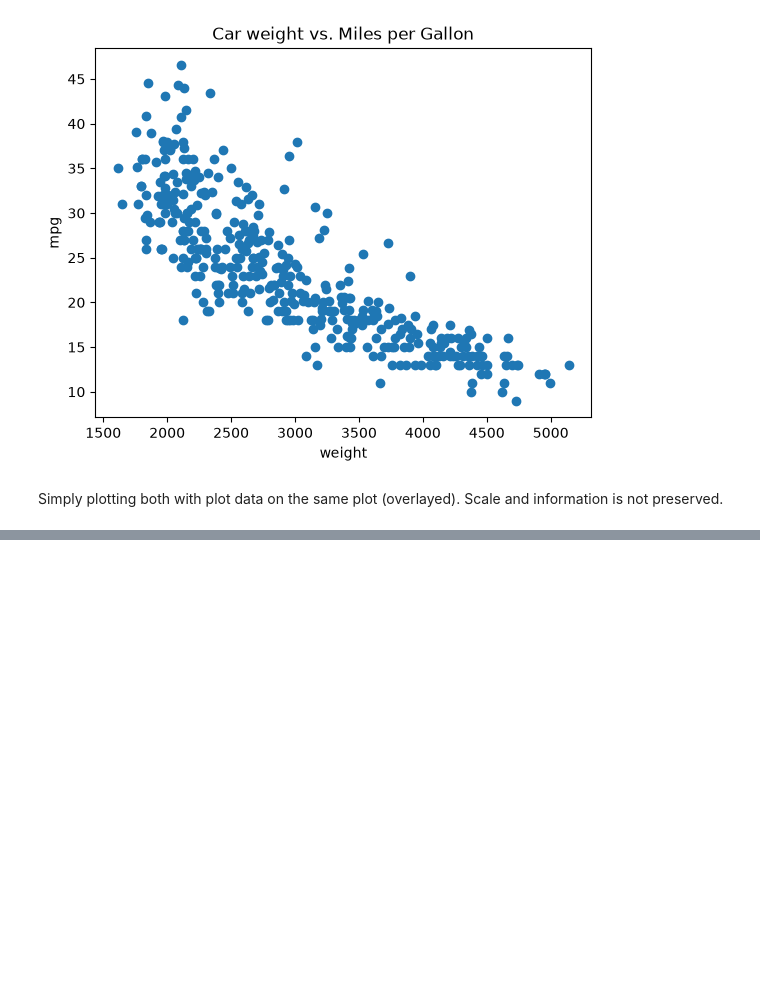
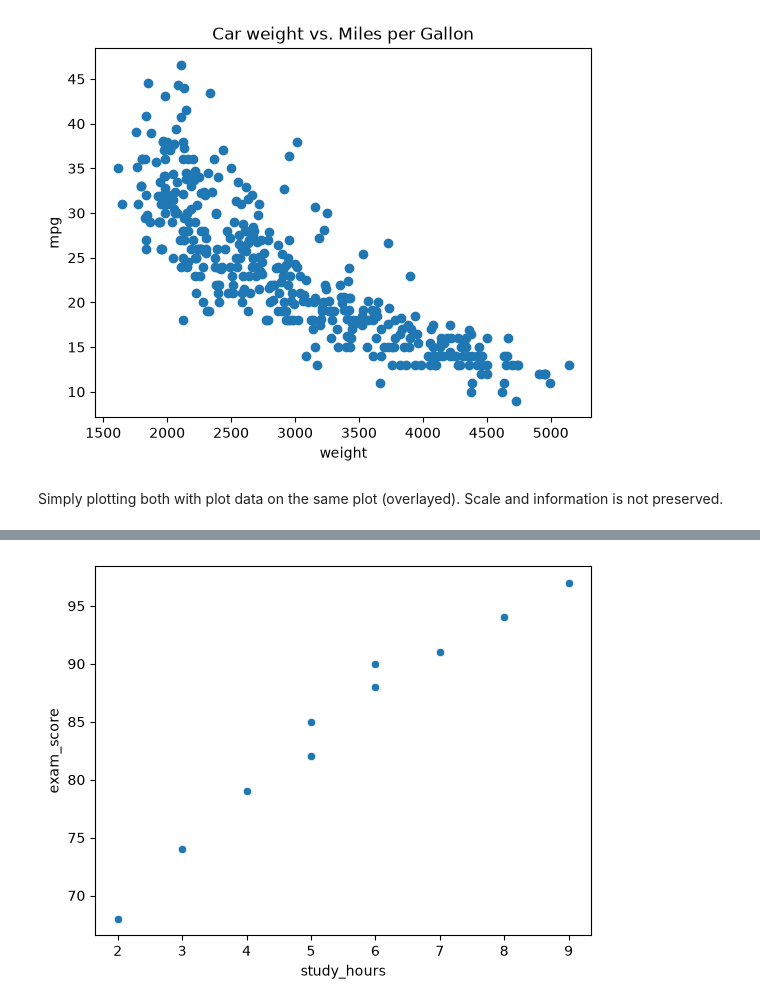
Before and after one commit to naomilai/datasci185fall2026, a Jupyter notebook: notes.ipynb, the cells around one changed output, grey strips where cells are left out. Drawn from its saved outputs; the diff is of its cells as text; code cells hidden in the pictures; blank space fills up the shorter version.

```diff
--- a/notes.ipynb
+++ b/notes.ipynb
@@ -126,0 +197,6 @@ Simply plotting both with plot data on the same plot (overlayed). Scale and info
+# %%
+# In Seaborn
+sns.scatterplot(x = pandas_df["study_hours"], y = pandas_df["exam_score"])
+plt.show()
+# %% [output]
+[figure, added]
```
Also changed, not shown: parts of 11 cells of this notebook.
